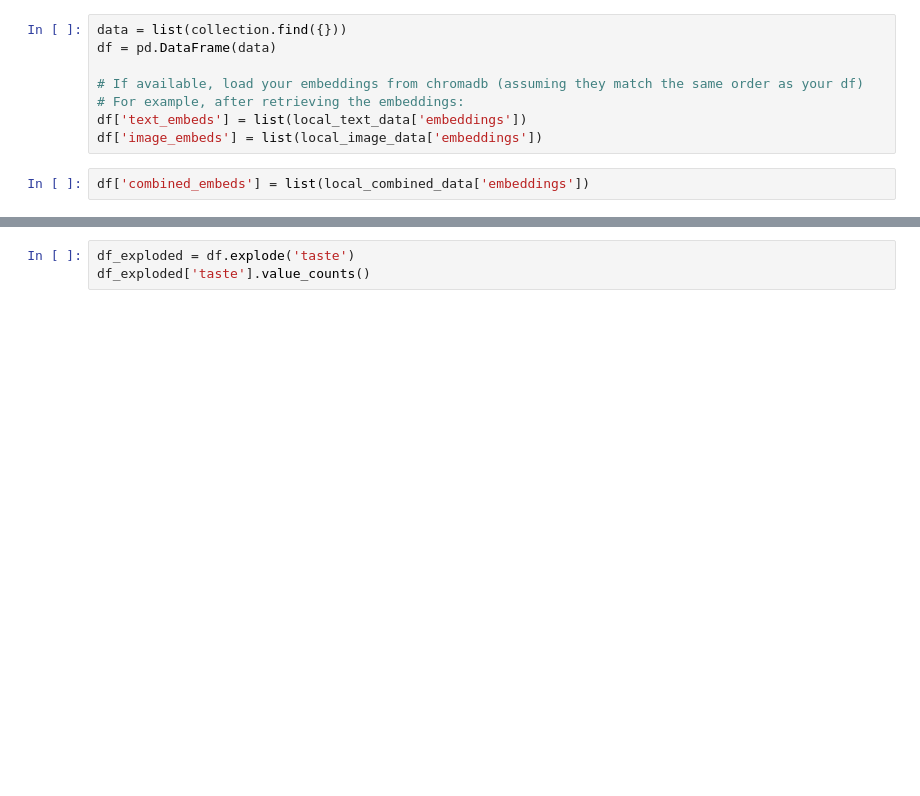
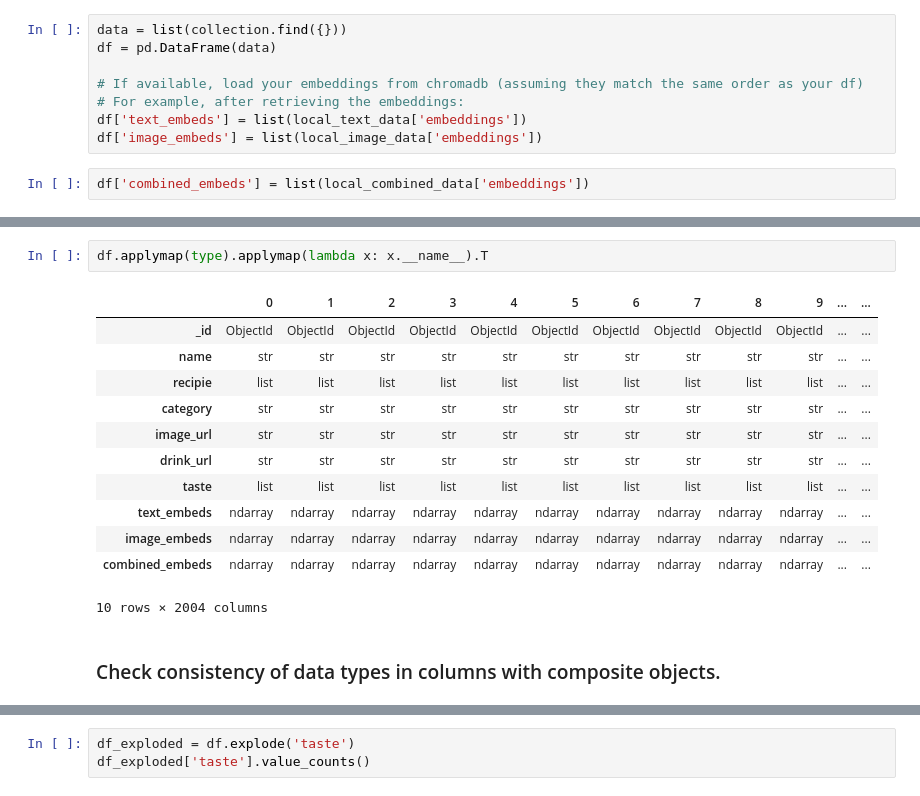
Before and after one commit to Data-Wrangling-and-Visualisation/Napitochki, a Jupyter notebook: data_exploration/EDA.ipynb, the cells around one changed output, grey strips where cells are left out. Cells and saved outputs as stored; diff of their text form; blank space fills up the shorter version.

Commit message:
add missing values, duplicates and data type check in EDA

```diff
--- a/data_exploration/EDA.ipynb
+++ b/data_exploration/EDA.ipynb
@@ -88,0 +114,17 @@ df.head()
+# %%
+df.applymap(type).applymap(lambda x: x.__name__).T
+# %% [output]
+|  | 0 | 1 | 2 | 3 | 4 | 5 | 6 | 7 | 8 | 9 | ... | ... |
+| _id | ObjectId | ObjectId | ObjectId | ObjectId | ObjectId | ObjectId | ObjectId | ObjectId | ObjectId | ObjectId | ... | ... |
+| name | str | str | str | str | str | str | str | str | str | str | ... | ... |
+| recipie | list | list | list | list | list | list | list | list | list | list | ... | ... |
+| category | str | str | str | str | str | str | str | str | str | str | ... | ... |
+| image_url | str | str | str | str | str | str | str | str | str | str | ... | ... |
+| drink_url | str | str | str | str | str | str | str | str | str | str | ... | ... |
+| taste | list | list | list | list | list | list | list | list | list | list | ... | ... |
+| text_embeds | ndarray | ndarray | ndarray | ndarray | ndarray | ndarray | ndarray | ndarray | ndarray | ndarray | ... | ... |
+| image_embeds | ndarray | ndarray | ndarray | ndarray | ndarray | ndarray | ndarray | ndarray | ndarray | ndarray | ... | ... |
+| combined_embeds | ndarray | ndarray | ndarray | ndarray | ndarray | ndarray | ndarray | ndarray | ndarray | ndarray | ... | ... |
+10 rows × 2004 columns
+# %% [markdown]
+### Check consistency of data types in columns with composite objects.
```
Also changed, not shown: parts of 23 cells of this notebook, 2 other files.
